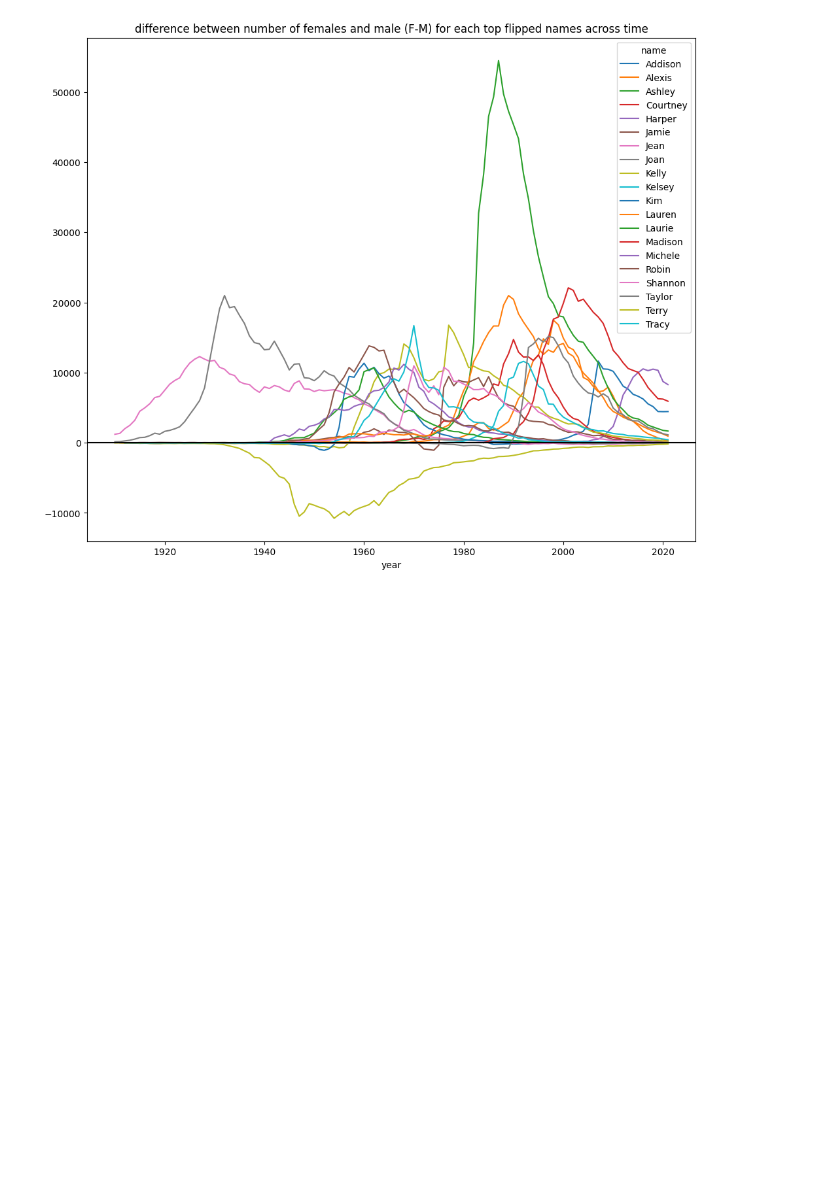
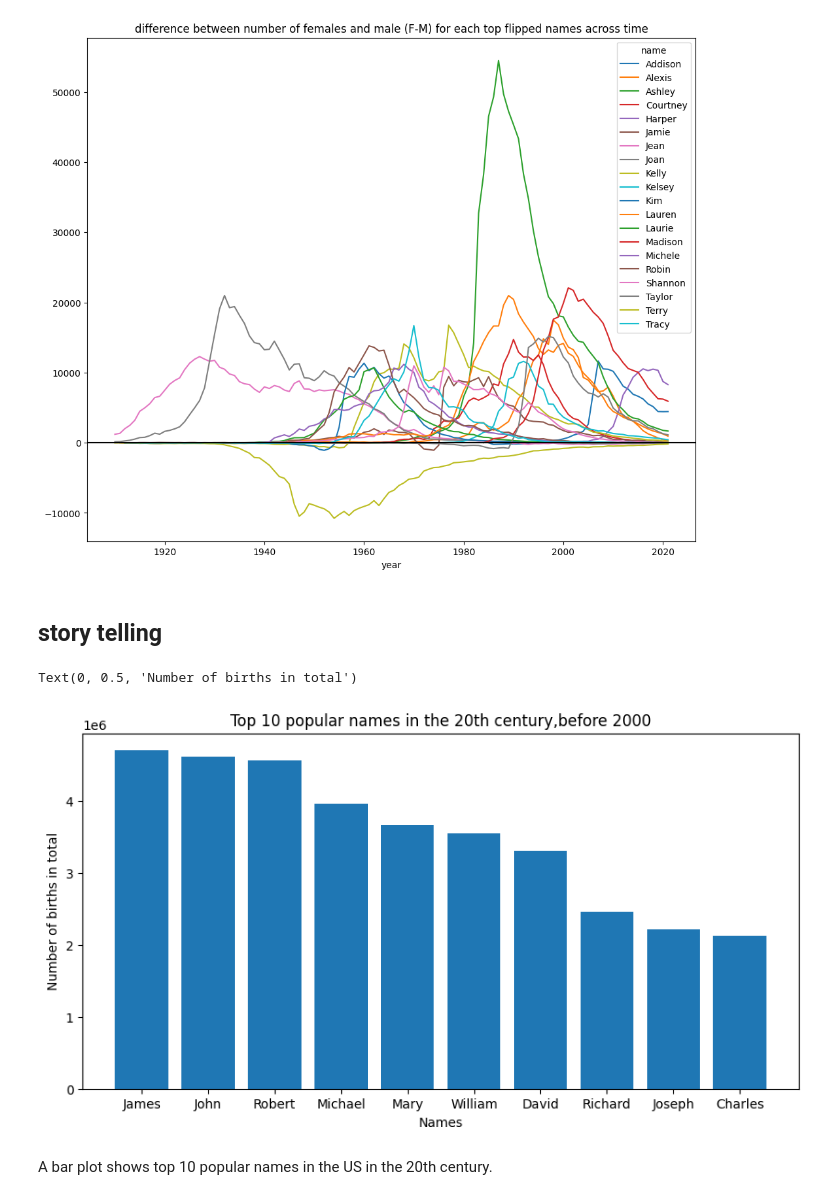
Before and after one commit to XingyuVivi/MSiA-422-Python-Project, a Jupyter notebook: Project 01.ipynb, the cells around one changed output. Saved outputs shown, nothing was run; the diff lists cells and outputs as text; code cells hidden in the pictures; blank space fills up the shorter version.

Commit message:
top 10 popular names in 20 century

```diff
--- a/Project 01.ipynb
+++ b/Project 01.ipynb
@@ -270,3 +270,22 @@ print(baby_test.NameFlip(20))
 # %% [output]
 ['Ashley', 'Madison', 'Joan', 'Lauren', 'Alexis', 'Kelly', 'Tracy', 'Taylor', 'Courtney', 'Robin', 'Jean', 'Kim', 'Addison', 'Kelsey', 'Michele', 'Shannon', 'Terry', 'Laurie', 'Harper', 'Jamie']
 [figure]
+# %% [markdown]
+## story telling
+# %%
+#popular names in the 20th century
+name_90s= test_df[test_df['year'] < 2000]
+name_90s = name_90s.groupby(['name','sex'])['births'].sum()
+name_90s = name_90s.sort_values(ascending = False)
+top10_90s = pd.DataFrame(name_90s.iloc[0:10,])
+top10_90s.columns = ['births']
+plt.figure(figsize = (10,5))
+plt.bar(list(top10_90s.index.get_level_values(0)),list(top10_90s['births']))
+plt.title("Top 10 popular names in the 20th century,before 2000")
+plt.xlabel("Names")
+plt.ylabel("Number of births in total")
+# %% [output]
+Text(0, 0.5, 'Number of births in total')
+[figure, added]
+# %% [markdown]
+A bar plot shows top 10 popular names in the US in the 20th century.
```
Also changed, not shown: parts of 1 cell of this notebook.
